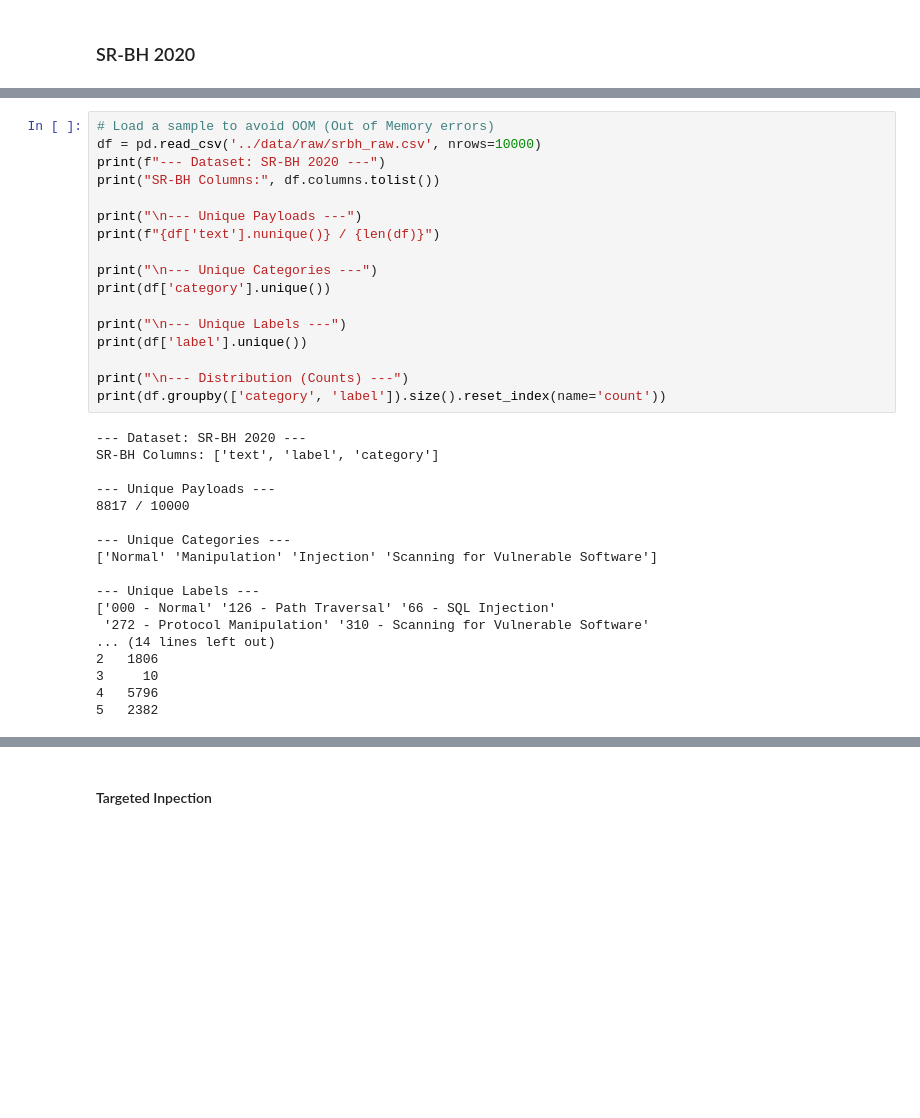
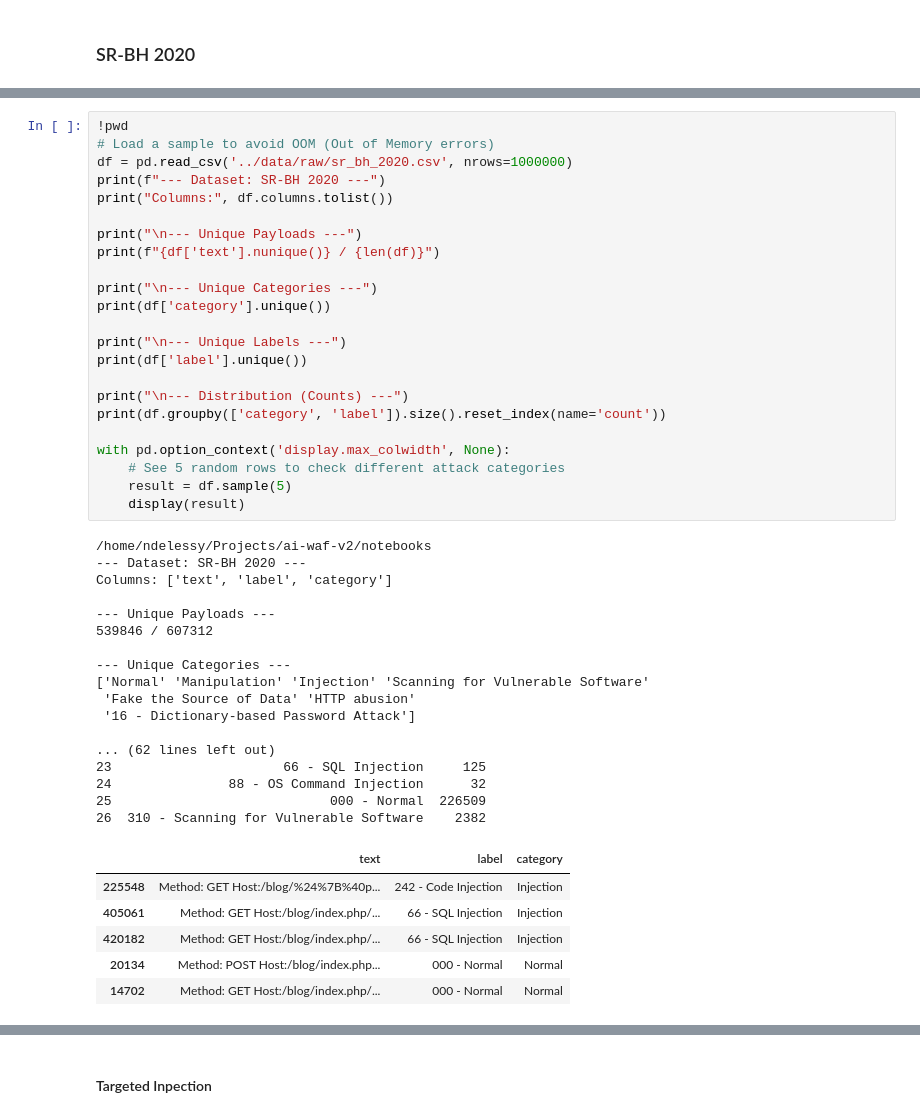
Before and after one commit to Jacaranda-Dev/ai-waf-v2, a Jupyter notebook: notebooks/01_eda.ipynb, the cells around one changed output, grey strips where cells are left out. Drawn from its saved outputs; the diff is of its cells as text; blank space fills up the shorter version.

```diff
--- a/notebooks/01_eda.ipynb
+++ b/notebooks/01_eda.ipynb
@@ -12,35 +96,47 @@ from waf_kd.data.loaders import WAFDatasetBuilder
 # %%
+!pwd
 # Load a sample to avoid OOM (Out of Memory errors)
-df = pd.read_csv('../data/raw/srbh_raw.csv', nrows=10000)
+df = pd.read_csv('../data/raw/sr_bh_2020.csv', nrows=1000000)
 print(f"--- Dataset: SR-BH 2020 ---")
-print("SR-BH Columns:", df.columns.tolist())
+print("Columns:", df.columns.tolist())
 
 print("\n--- Unique Payloads ---")
 print(f"{df['text'].nunique()} / {len(df)}")
 
 print("\n--- Unique Categories ---")
 print(df['category'].unique())
 
 print("\n--- Unique Labels ---")
 print(df['label'].unique())
 
 print("\n--- Distribution (Counts) ---")
 print(df.groupby(['category', 'label']).size().reset_index(name='count'))
+
+with pd.option_context('display.max_colwidth', None):
+    # See 5 random rows to check different attack categories
+    result = df.sample(5)
+    display(result)
 # %% [output]
+/home/ndelessy/Projects/ai-waf-v2/notebooks
 --- Dataset: SR-BH 2020 ---
-SR-BH Columns: ['text', 'label', 'category']
+Columns: ['text', 'label', 'category']
 
 --- Unique Payloads ---
-8817 / 10000
+539846 / 607312
 
 --- Unique Categories ---
-['Normal' 'Manipulation' 'Injection' 'Scanning for Vulnerable Software']
+['Normal' 'Manipulation' 'Injection' 'Scanning for Vulnerable Software'
+ 'Fake the Source of Data' 'HTTP abusion'
+ '16 - Dictionary-based Password Attack']
 
---- Unique Labels ---
-['000 - Normal' '126 - Path Traversal' '66 - SQL Injection'
- '272 - Protocol Manipulation' '310 - Scanning for Vulnerable Software'
-... (14 lines left out)
-2   1806
-3     10
-4   5796
-5   2382
+... (62 lines left out)
+23                      66 - SQL Injection     125
+24               88 - OS Command Injection      32
+25                            000 - Normal  226509
+26  310 - Scanning for Vulnerable Software    2382
+|  | text | label | category |
+| 225548 | Method: GET Host:/blog/%24%7B%40p... | 242 - Code Injection | Injection |
+| 405061 | Method: GET Host:/blog/index.php/... | 66 - SQL Injection | Injection |
+| 420182 | Method: GET Host:/blog/index.php/... | 66 - SQL Injection | Injection |
+| 20134 | Method: POST Host:/blog/index.php... | 000 - Normal | Normal |
+| 14702 | Method: GET Host:/blog/index.php/... | 000 - Normal | Normal |
```
Also changed, not shown: parts of 22 cells of this notebook, 9 other files.
